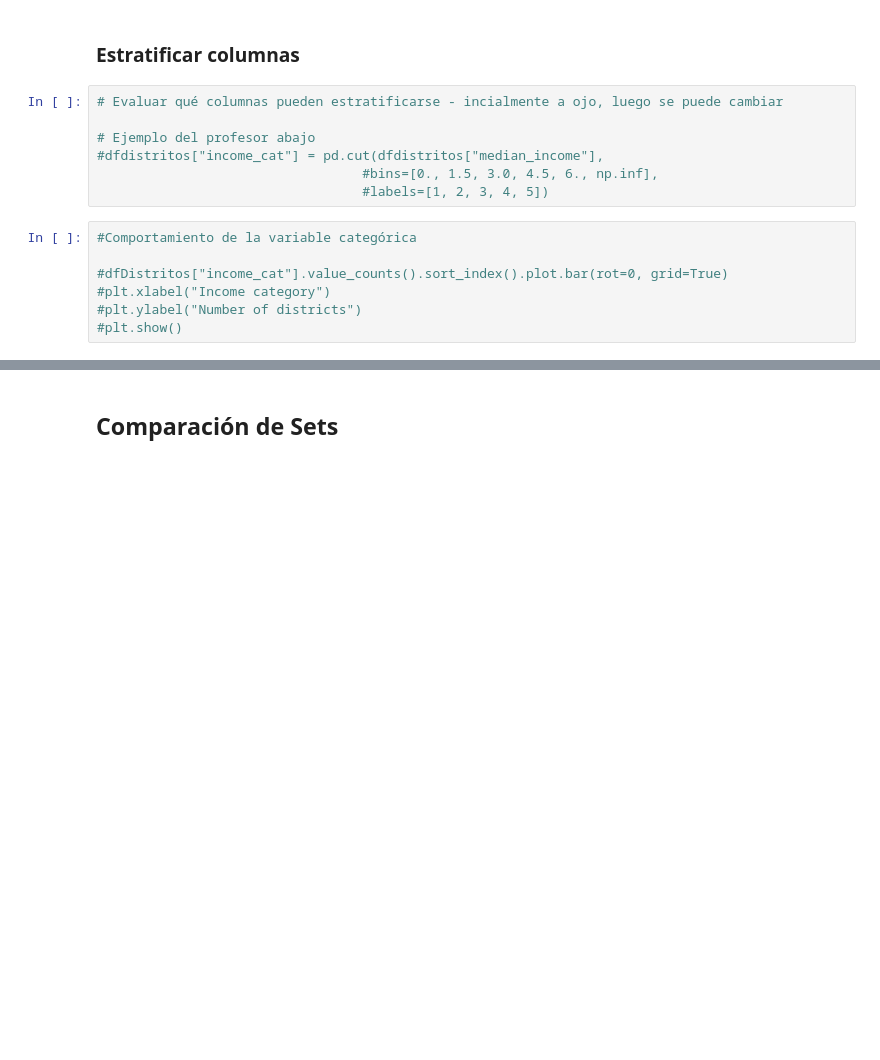
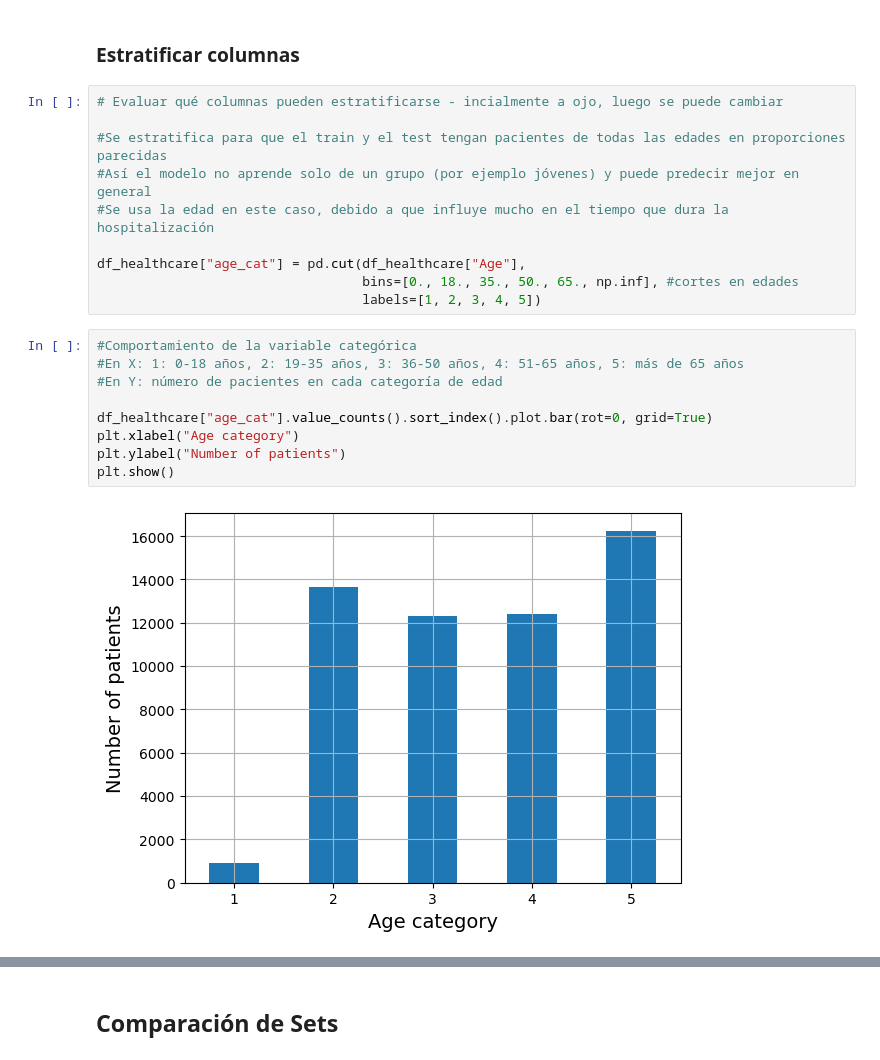
Before and after one commit to Mr-Maccoy/BigData, a Jupyter notebook: G1_SC707_Avance1_LN.ipynb, the cells around one changed output, grey strips where cells are left out. Cells and saved outputs as stored; diff of their text form; blank space fills up the shorter version.

```diff
--- a/G1_SC707_Avance1_LN.ipynb
+++ b/G1_SC707_Avance1_LN.ipynb
@@ -247,16 +297,23 @@ test_set.head() #muestra las primeras filas del conjunto de pruebas, no se vuelv
 # %%
 # Evaluar qué columnas pueden estratificarse - incialmente a ojo, luego se puede cambiar
 
-# Ejemplo del profesor abajo
-#dfdistritos["income_cat"] = pd.cut(dfdistritos["median_income"],
-                                  #bins=[0., 1.5, 3.0, 4.5, 6., np.inf],
-                                  #labels=[1, 2, 3, 4, 5])
+#Se estratifica para que el train y el test tengan pacientes de todas las edades en proporciones parecidas
+#Así el modelo no aprende solo de un grupo (por ejemplo jóvenes) y puede predecir mejor en general
+#Se usa la edad en este caso, debido a que influye mucho en el tiempo que dura la hospitalización
+
+df_healthcare["age_cat"] = pd.cut(df_healthcare["Age"],
+                                  bins=[0., 18., 35., 50., 65., np.inf], #cortes en edades
+                                  labels=[1, 2, 3, 4, 5])
 # %%
 #Comportamiento de la variable categórica
+#En X: 1: 0-18 años, 2: 19-35 años, 3: 36-50 años, 4: 51-65 años, 5: más de 65 años
+#En Y: número de pacientes en cada categoría de edad
 
-#dfDistritos["income_cat"].value_counts().sort_index().plot.bar(rot=0, grid=True)
-#plt.xlabel("Income category")
-#plt.ylabel("Number of districts")
-#plt.show()
+df_healthcare["age_cat"].value_counts().sort_index().plot.bar(rot=0, grid=True)
+plt.xlabel("Age category")
+plt.ylabel("Number of patients")
+plt.show()
+# %% [output]
+[figure, added]
 # %%
 #Acá lo muestra distinto pero ya estratificado
```
Also changed, not shown: parts of 13 cells of this notebook.
